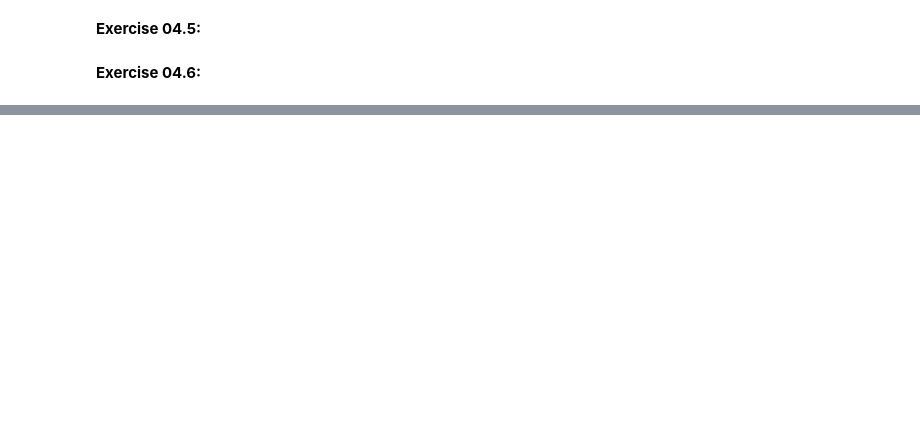
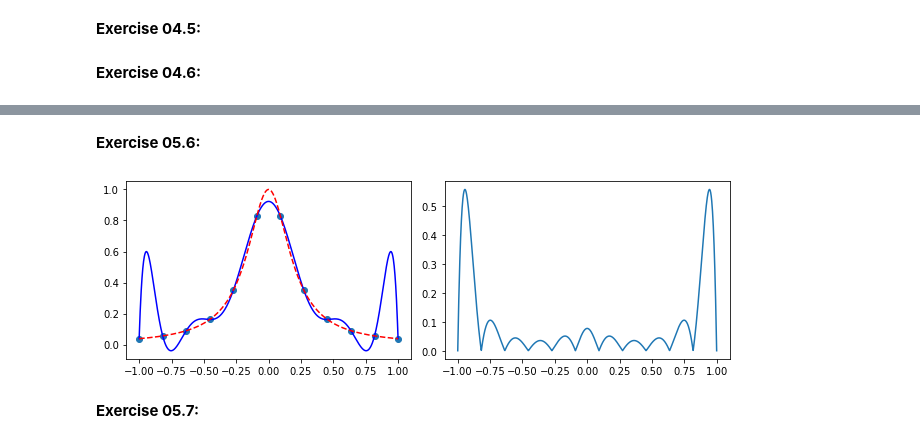
Before and after one commit to valenpe7/numerical_methods, a Jupyter notebook: _sources/tutorials/solutions.ipynb, the cells around one changed output, grey strips where cells are left out. Drawn from its saved outputs; the diff is of its cells as text; code cells hidden in the pictures; blank space fills up the shorter version.

```diff
--- a/_sources/tutorials/solutions.ipynb
+++ b/_sources/tutorials/solutions.ipynb
@@ -599,0 +690,51 @@ def power_iteration(A, max_it):
+# %%
+def neville_algorithm(x, y):
+    """
+    Calculates a Lagrange interpolating polynomial using Neville's algorithm.
+    Args:
+        x (array_like): X-coordinates of a set of datapoints
+        y (array_like): Y-coordinates of a set of datapoints
+    Returns:
+        numpy.poly1d: The Lagrange interpolating polynomial
+    """
+    n = x.size # get the size of data
+    L = [[0 for _ in range(n)] for _ in range(n)] # initialize empty list of polynomials
+    for i in range(n):
+        L[i][i] = np.poly1d(y[i])
+    k = 1
+    while k < n:
+        for i in range(n - k):
+            j = i + k
+            L[i][j] = (np.poly1d([1., -x[j]]) * L[i][j-1]
+                       - np.poly1d([1., -x[i]]) * L[i+1][j]) / (x[i] - x[j])
+        k = k + 1
+    return L[0][n-1] # return Lagrange polynomial
+# %% [markdown]
+**Exercise 05.6:**
+# %%
+# define the Runge's function
+def runge_function(x):
+    return 1.0 / (1.0 + 25.0 * x**2)
+
+# consider a set of points in which the function is evaluated
+x_p = np.linspace(-1.0, 1.0, 12)
+y_p = runge_function(x_p)
+
+# initialize an array on which the interpolation is evaluated
+x = np.linspace(np.min(x_p), np.max(x_p), 1000)
+
+# find Lagrange interpolating polynomial
+f = neville_algorithm(x_p, y_p)
+
+# plot results
+fig, ax = plt.subplots(1, 2, figsize=(9, 3))
+ax[0].scatter(x_p, y_p)
+ax[0].plot(x, f(x), color="blue")
+ax[0].plot(x, runge_function(x), color="red", linestyle="--")
+ax[1].plot(x, np.abs(f(x) - runge_function(x)))
+fig.tight_layout()
+plt.show()
+# %% [output]
+[figure, added]
+# %% [markdown]
+**Exercise 05.7:**
```
Also changed, not shown: parts of 37 cells of this notebook, 14 other files.
